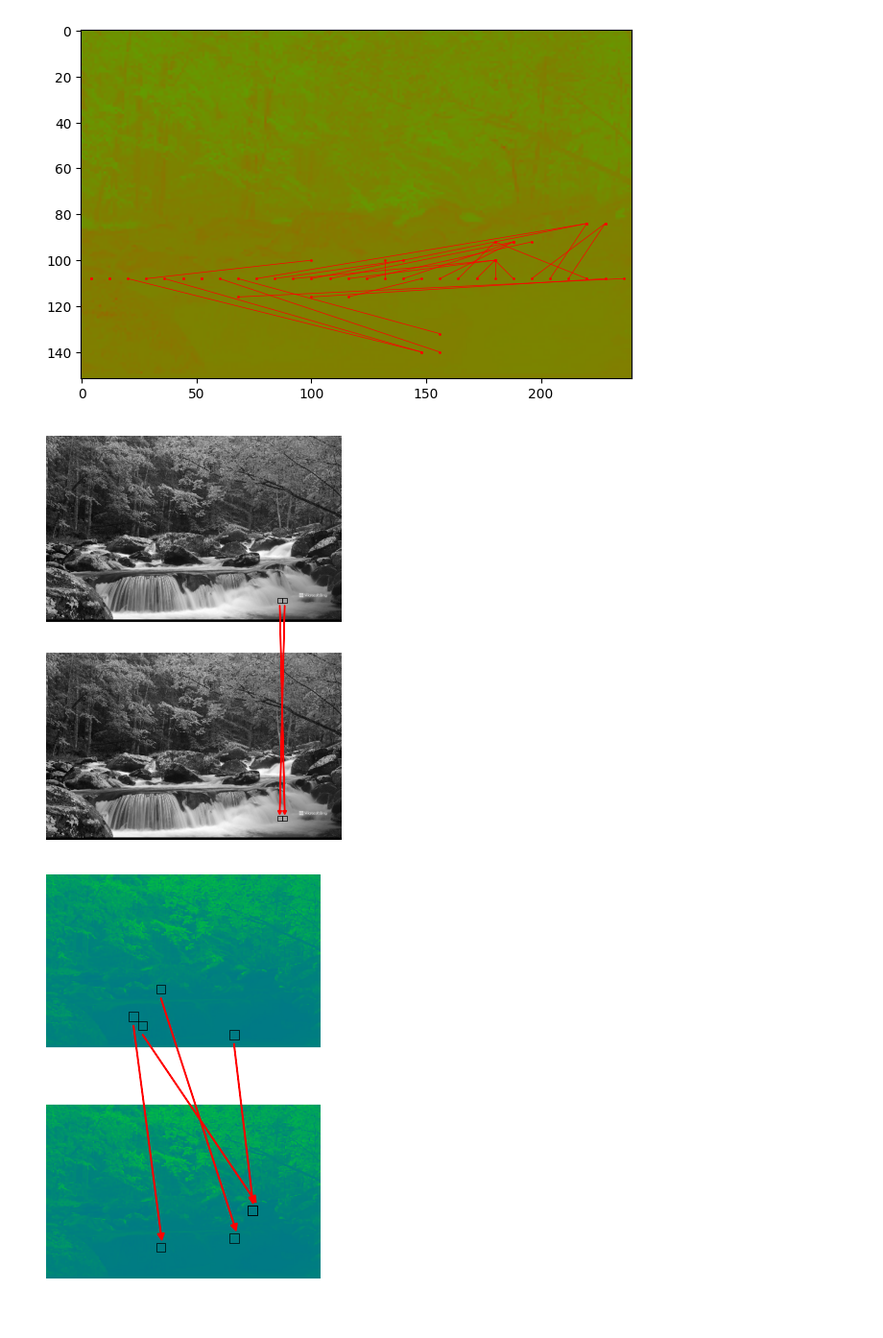
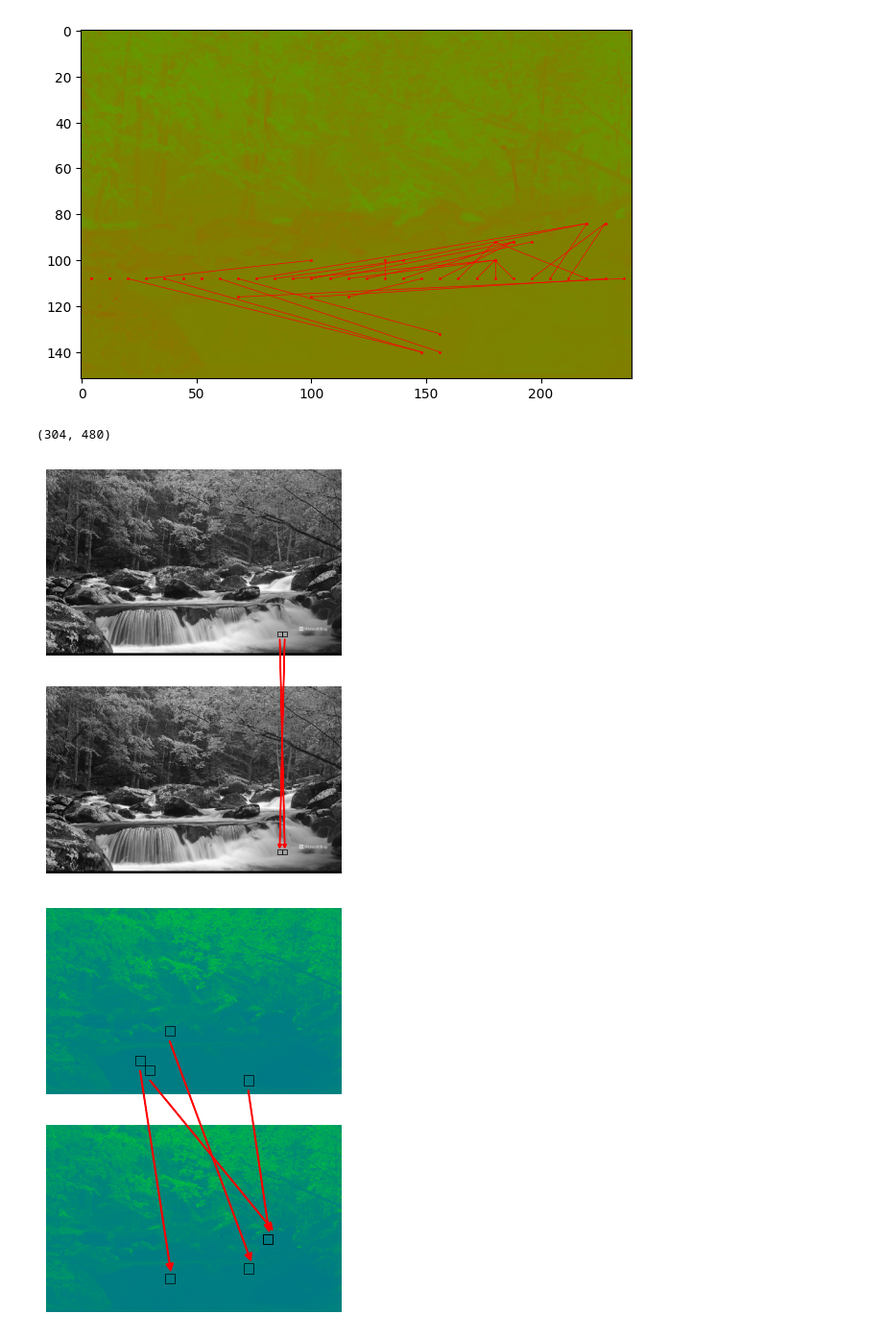
Before and after one commit to woaiwinnie2/TCAMImageCompression, a Jupyter notebook: main.ipynb, the cells around one changed output. Shown at 96% size. Drawn from its saved outputs; the diff is of its cells as text; code cells hidden in the pictures.

Commit message:
fix visualization

```diff
--- a/main.ipynb
+++ b/main.ipynb
@@ -195,7 +195,7 @@ def get_center(n, dim_y):
     return i * BLOCK_SIZE + BLOCK_SIZE // 2, j * BLOCK_SIZE + BLOCK_SIZE // 2
 
 def plot_matches(Y,matches,LUT):
-    border = 50
+    border = Y.shape[1] * 50 // 480
     y_mapped= cv2.LUT(cv2.cvtColor(Y, cv2.COLOR_GRAY2BGR), LUT)
     plt.figure()
     y_mapped= cv2.cvtColor(y_mapped, cv2.COLOR_BGR2RGB)
@@ -211,31 +211,32 @@ def plot_matches(Y,matches,LUT):
                                 width=0.5, head_width=6, head_length=6, color='red'))
         rect = patches.Rectangle((y1-BLOCK_SIZE//2, x1-BLOCK_SIZE//2), BLOCK_SIZE, BLOCK_SIZE, linewidth=0.5, edgecolor='black',facecolor='none')
         ax.add_patch(rect)
         rect = patches.Rectangle((y2-BLOCK_SIZE//2, x2+Y.shape[0]+border-BLOCK_SIZE//2), BLOCK_SIZE, BLOCK_SIZE, linewidth=0.5, edgecolor='black',facecolor='none')
         ax.add_patch(rect)
 
     plt.axis('off')
     plt.show()
 
 good_matches_Y = []
 for i, match in enumerate(matches_Y):
     if i != match:
         good_matches_Y.append((i, match))
 plot_matches(Y, good_matches_Y[:2], lut_Y)
 
 good_matches_U = []
 for i, match in enumerate(matches_U):
     if i != match:
         good_matches_U.append((i, match))
 U_indices = [5, 64, 40, 96]
 plot_matches(U, [good_matches_U[i] for i in U_indices], lut_u)
 
 good_matches_V = []
 for i, match in enumerate(matches_V):
     if i != match:
         good_matches_V.append((i, match))
 V_indices = [40, 80, 125, 0]
 plot_matches(V, [good_matches_V[i] for i in V_indices], lut_v)
 # %% [output]
+(304, 480)
 [figure]
-[figure, old version]
+[figure, new version]
```
Also changed, not shown: parts of 1 cell of this notebook.
